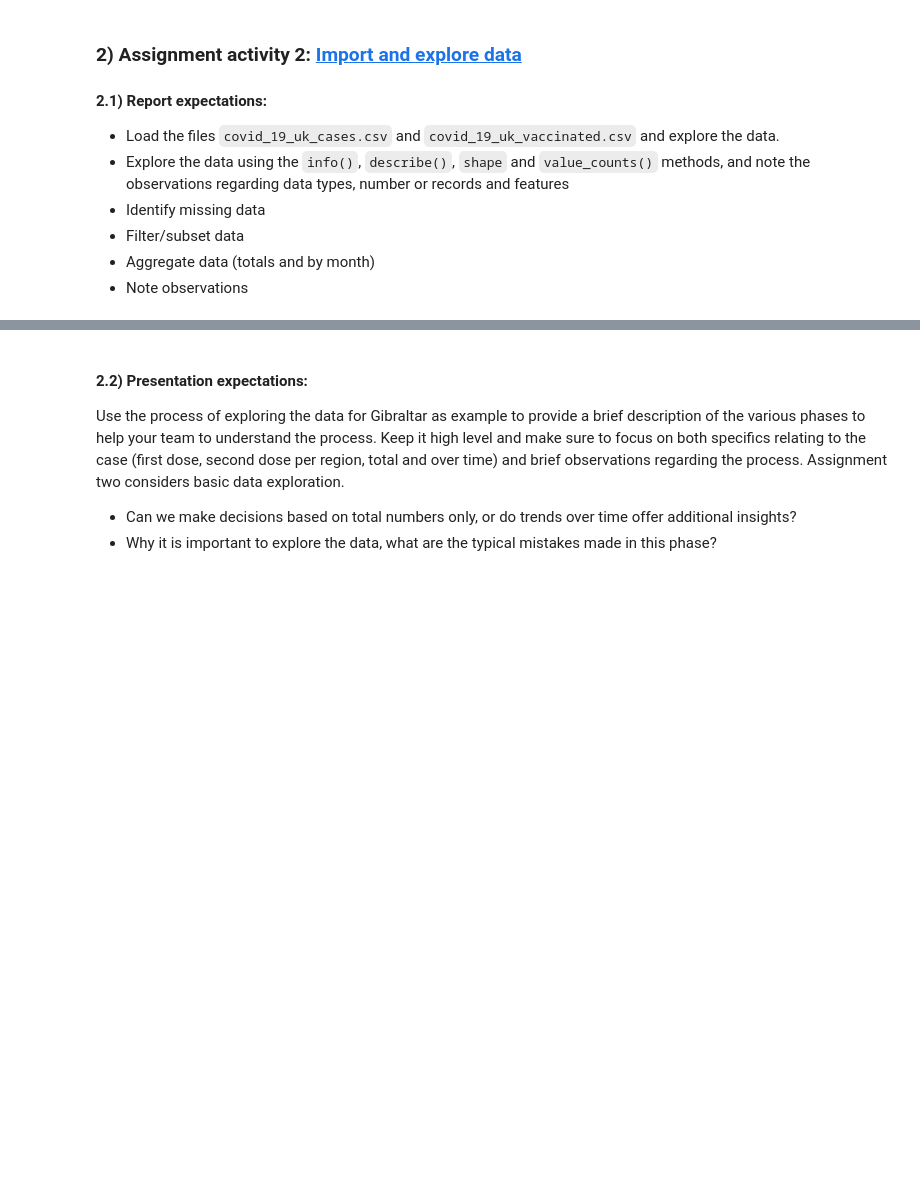
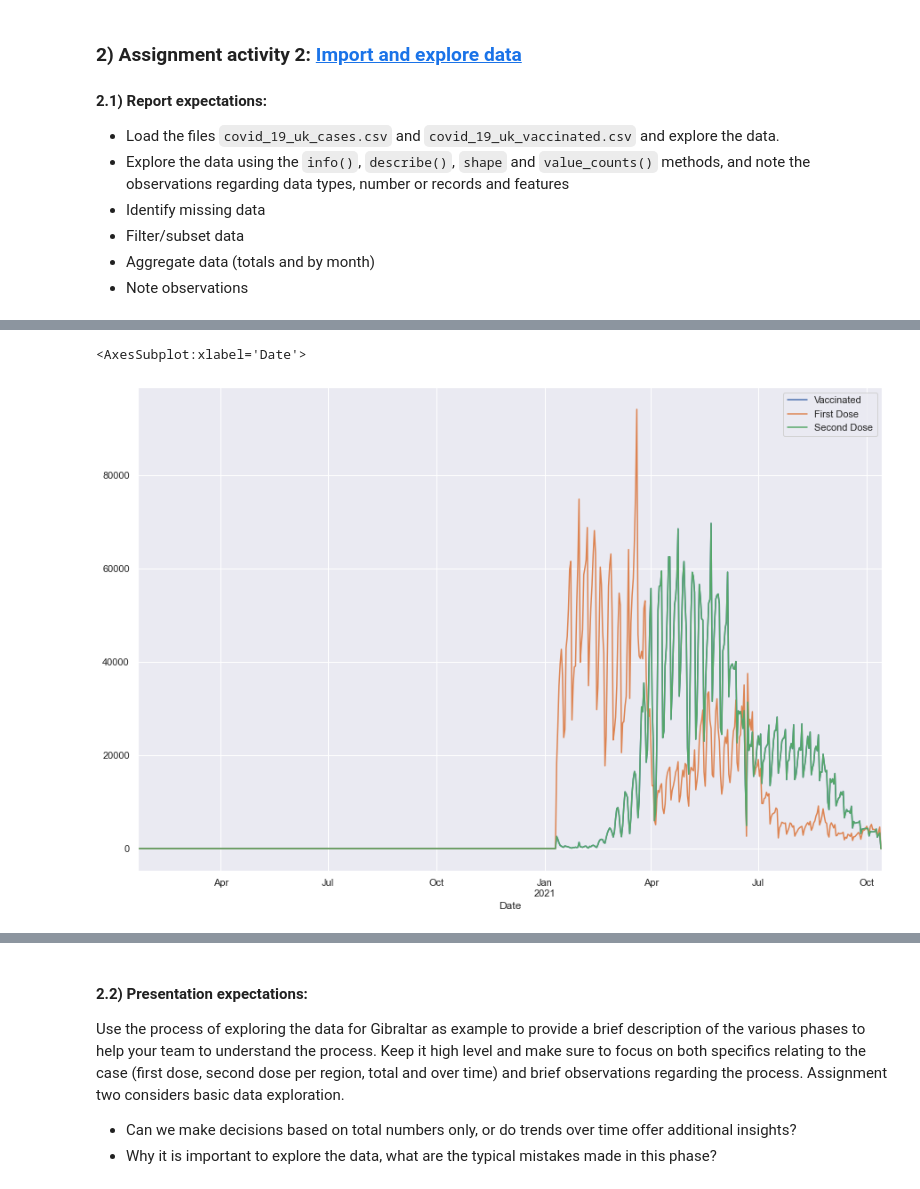
Before and after one commit to hazz292/LSE_A2_COVID_Analysis_Python, a Jupyter notebook: LSE_DA201_Assignment_Hazel_Chan.ipynb, the cells around one changed output, grey strips where cells are left out. Saved outputs shown, nothing was run; the diff lists cells and outputs as text; code cells hidden in the pictures; blank space fills up the shorter version.

```diff
--- a/LSE_DA201_Assignment_Hazel_Chan.ipynb
+++ b/LSE_DA201_Assignment_Hazel_Chan.ipynb
@@ -75,0 +531,4 @@ vac =
+# %%
+# convert date column data type to DateTime
+vac_uk['Date'] = pd.to_datetime(vac_uk['Date'])
+vac_uk.dtypes
@@ -75,0 +548,4 @@ vac =
+# %%
+# add column with year_month
+vac_uk['Year_Month'] = vac_uk['Date'].dt.to_period('M')
+vac_uk['Year_Month']
@@ -75,0 +574,7 @@ vac =
+# %%
+# subset covid vaccination dataframe
+vac_uk_clean = vac_uk[['Province/State','Date', 'Year_Month',
+                 'Vaccinated', 'First Dose','Second Dose']]
+
+# view subset
+vac_uk_clean
@@ -80,0 +724,6 @@ vac =
+# %%
+# Create covid cases DataFrame of Gibraltar
+vac_gibraltar = vac_uk_clean[vac_uk_clean['Province/State'] == 'Gibraltar']
+
+print('\nNumber of rows and columns:\n')
+vac_gibraltar.shape
@@ -80,0 +763,6 @@ vac =
+# %%
+# gibraltar line plot to explore type of data
+vac_gibraltar.plot('Date')
+# %% [output]
+<AxesSubplot:xlabel='Date'>
+[figure, added]
```
Also changed, not shown: parts of 133 cells of this notebook.
